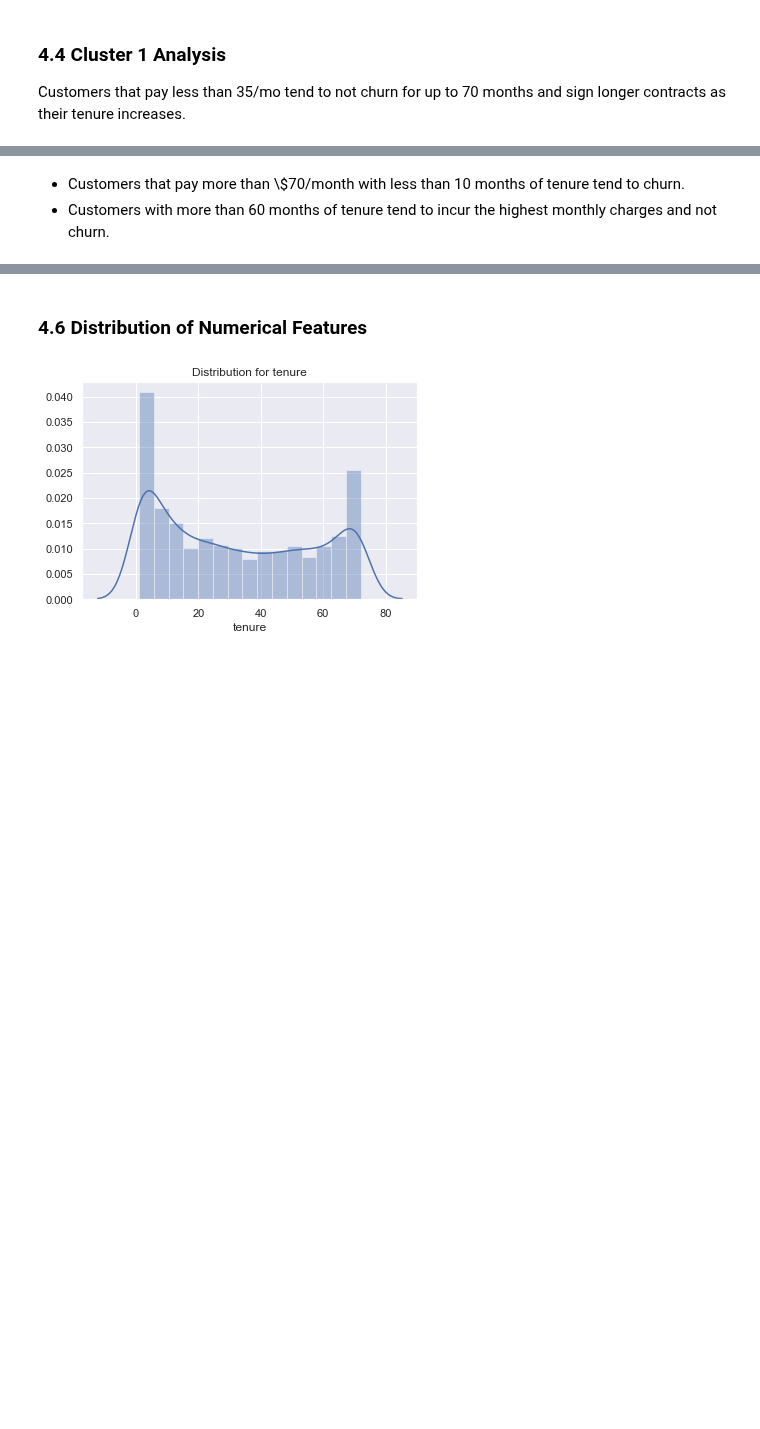
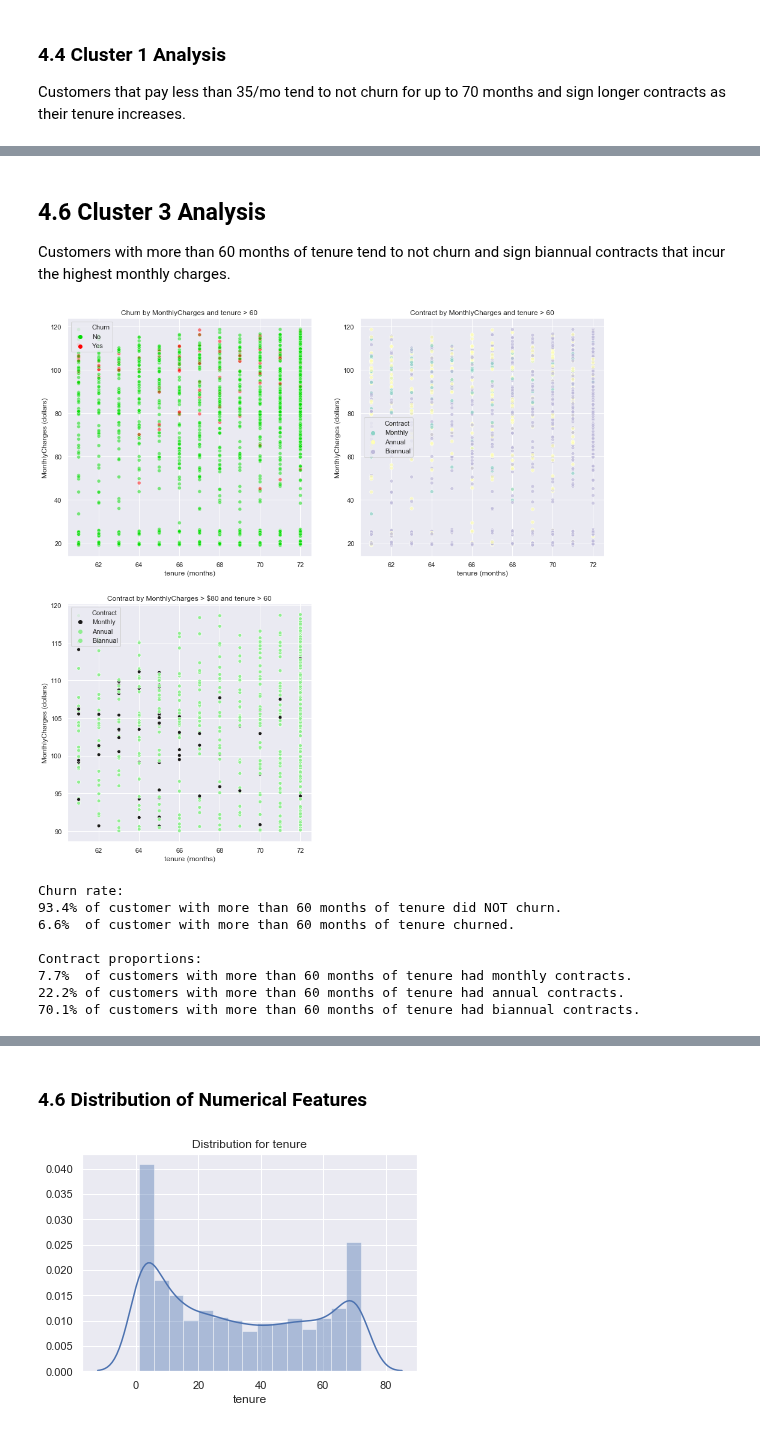
Before and after one commit to ayn28/Project-Portfolio, a Jupyter notebook: current-capstone-project/customer-churn/customer_churn.ipynb, the cells around one changed output, grey strips where cells are left out. Cells and saved outputs as stored; diff of their text form; code cells hidden in the pictures; blank space fills up the shorter version.

```diff
--- a/current-capstone-project/customer-churn/customer_churn.ipynb
+++ b/current-capstone-project/customer-churn/customer_churn.ipynb
@@ -494,3 +487,76 @@ The scatterplot above visualizes the churn frequency for customers paying 70/mon
 # %% [markdown]
-* Customers that pay more than \\$70/month with less than 10 months of tenure tend to churn.
-* Customers with more than 60 months of tenure tend to incur the highest monthly charges and not churn.
+## 4.6 Cluster 3 Analysis
+Customers with more than 60 months of tenure tend to not churn and sign biannual contracts that incur the highest monthly charges.
+# %%
+# ---------DIAGRAM 1--------- #
+# Dataframe of tenure > 60
+df_cluster3 = df[df.tenure > 60]
+
+# Draw figure to render subsequent plots
+plt.figure(figsize=(16, 16));
+plt.subplot(221);
+
+# Scatterplot Churn by MonthlyCharges and tenure greater than 60
+sns.scatterplot(x='tenure', y='MonthlyCharges', hue='Churn', hue_order=['No', 'Yes'],
+                palette=[lightgreen, 'red'], alpha=0.50, data=df_cluster3);
+plt.xlabel('tenure (months)');
+plt.ylabel('MonthlyCharges (dollars)');
+plt.title('Churn by MonthlyCharges and tenure > 60');
+
+# ---------DIAGRAM 2--------- #
+# Scatterplot of Contract by MonthlyCharges and tenure > 60
+plt.subplot(222);
+sns.scatterplot(x='tenure', y='MonthlyCharges', hue='Contract', hue_order=['Monthly', 'Annual', 'Biannual'],
+                palette='Set3', alpha=0.70, data=df_cluster3);
+plt.xlabel('tenure (months)');
+plt.ylabel('MonthlyCharges (dollars)');
+plt.title('Contract by MonthlyCharges and tenure > 60');
+
+# ---------DIAGRAM 3--------- #
+# Scatterplot of Contract by MonthlyCharges > $80 and tenure > 60
+plt.subplot(223);
+sns.scatterplot(x='tenure', y='MonthlyCharges', hue='Contract', hue_order=['Monthly', 'Annual', 'Biannual'],
+                palette=['k', 'lightgreen', 'lightgreen'], alpha=1, data=df[(df.tenure > 60) & (df.MonthlyCharges > 90)]);
+plt.xlabel('tenure (months)');
+plt.ylabel('MonthlyCharges (dollars)');
+plt.title('Contract by MonthlyCharges > $80 and tenure > 60');
+
+plt.show()
+
+# Calculate churn rate for tenure > 60
+df_c3 = df_cluster3.groupby('Churn').size()
+ret_c3 = df_c3[0]
+churn_c3 = df_c3[1]
+
+retRatec3 = ret_c3 / (ret_c3 + churn_c3)
+churnRatec3 = churn_c3 / (ret_c3 + churn_c3)
+
+print('Churn rate:')
+print('{0:.1%} of customer with more than 60 months of tenure did NOT churn.'.format(retRatec3))
+print('{0:.1%}  of customer with more than 60 months of tenure churned.'.format(churnRatec3))
+
+# Calculate contract proportions for tenure > 60
+df_con3 = df_cluster3.groupby('Contract').size()
+
+monthly3 = df_con3[2]
+annual3 = df_con3[0]
+biannual3 = df_con3[1]
+
+monthlyRate3 = monthly3 / (monthly3 + annual3 + biannual3)
+annualRate3 = annual3 / (monthly3 + annual3 + biannual3)
+biannualRate3 = biannual3 / (monthly3 + annual3 + biannual3)
+
+print('\nContract proportions:')
+print('{0:.1%}  of customers with more than 60 months of tenure had monthly contracts.'.format(monthlyRate3))
+print('{0:.1%} of customers with more than 60 months of tenure had annual contracts.'.format(annualRate3))
+print('{0:.1%} of customers with more than 60 months of tenure had biannual contracts.'.format(biannualRate3))
+# %% [output]
+[figure, added]
+Churn rate:
+93.4% of customer with more than 60 months of tenure did NOT churn.
+6.6%  of customer with more than 60 months of tenure churned.
+
+Contract proportions:
+7.7%  of customers with more than 60 months of tenure had monthly contracts.
+22.2% of customers with more than 60 months of tenure had annual contracts.
+70.1% of customers with more than 60 months of tenure had biannual contracts.
```
Also changed, not shown: parts of 13 cells of this notebook.
